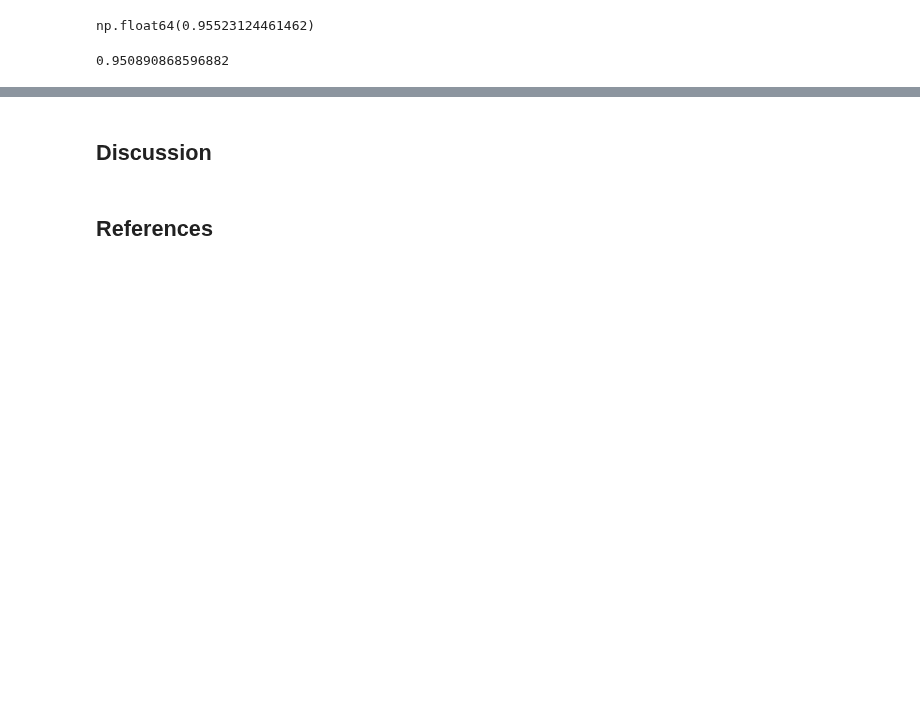
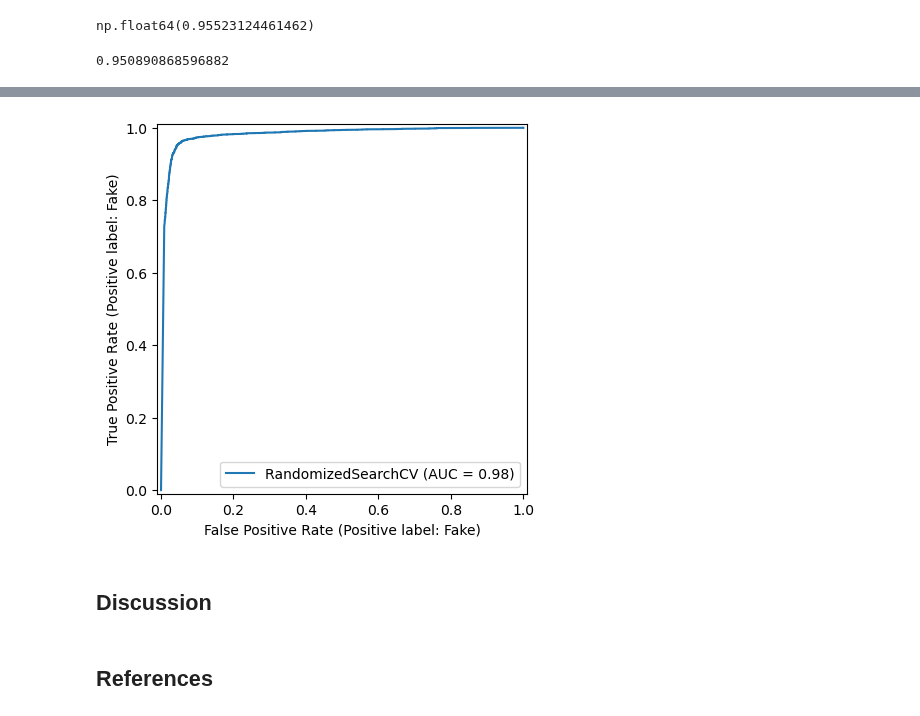
Before and after one commit to Vin-dictive/fake-real-news-detection, a Jupyter notebook: notebooks/analysis.ipynb, the cells around one changed output, grey strips where cells are left out. Drawn from its saved outputs; the diff is of its cells as text; code cells hidden in the pictures; blank space fills up the shorter version.

```diff
--- a/notebooks/analysis.ipynb
+++ b/notebooks/analysis.ipynb
@@ -265,3 +286,12 @@ random_search.score(X_test, y_test)
+# %%
+RocCurveDisplay.from_estimator(
+    random_search,
+    X_test,
+    y_test,
+    pos_label='Fake'
+);
+# %% [output]
+[figure, added]
 # %% [markdown]
 ## Discussion
 # %% [markdown]
```
Also changed, not shown: parts of 3 cells of this notebook.
